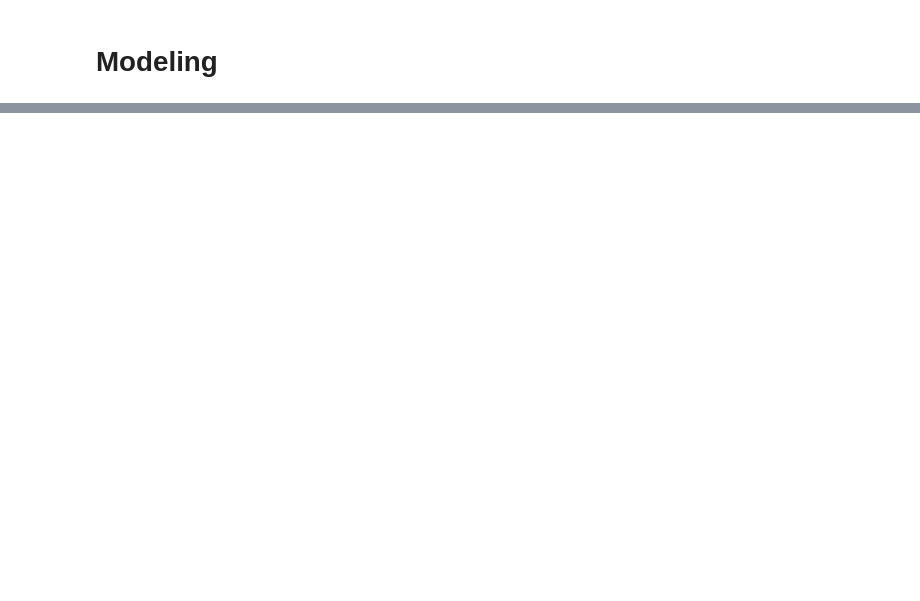
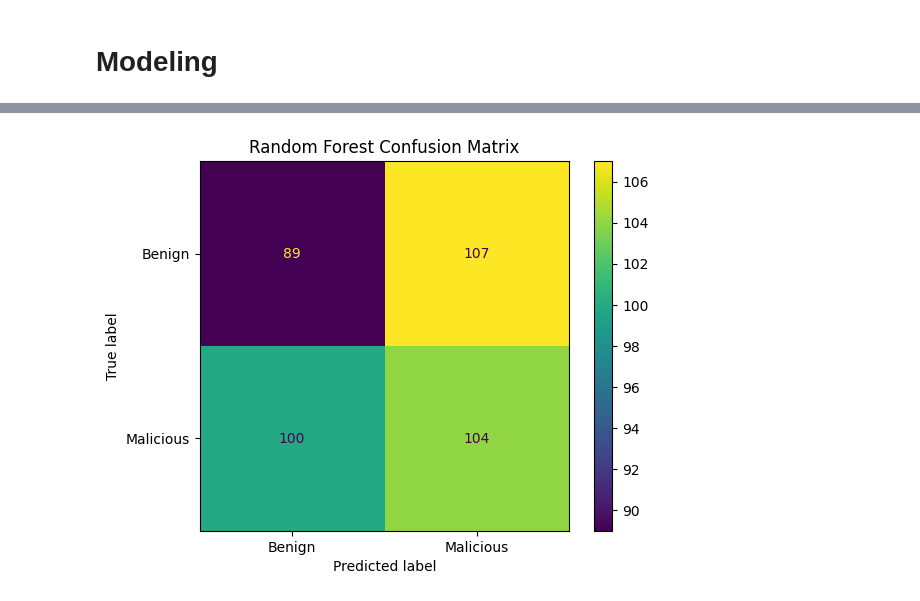
Before and after one commit to anthonyfeaster/UCB-AIML, a Jupyter notebook: Capstone/capstone_final.ipynb, the cells around one changed output, grey strips where cells are left out. Saved outputs shown, nothing was run; the diff lists cells and outputs as text; code cells hidden in the pictures; blank space fills up the shorter version.

```diff
--- a/Capstone/capstone_final.ipynb
+++ b/Capstone/capstone_final.ipynb
@@ -467,4 +593,5 @@ Logistic Regression Accuracy: 0.495
 # %%
+#Creating the Random Forest Classifier model pipeline
 rf_model = Pipeline([
     ('preprocessor', preprocessor),
     ('classifier', RandomForestClassifier(random_state=42))
@@ -474,6 +601,13 @@ rf_model.fit(X_train, y_train)
 rf_model.score(X_test, y_test)
 rf_prediction = rf_model.predict(X_test)
 rf_accuracy = accuracy_score(y_test, rf_prediction)
+rf_cm = confusion_matrix(y_test, rf_prediction, labels=['Benign', 'Malicious'])
+rf_precision = precision_score(y_test, rf_prediction, pos_label='Malicious')
+rf_recall = recall_score(y_test, rf_prediction, pos_label='Malicious')
+rf_f1 = f1_score(y_test, rf_prediction, pos_label='Malicious')
 
 print(f"Random Forest Accuracy: {rf_accuracy}")
+print(f"Random Forest Precision: {rf_precision:.4f}")
+print(f"Random Forest Recall: {rf_recall:.4f}")
+print(f"Random Forest F1 Score: {rf_f1:.4f}")
 # %% [output]
@@ -480,0 +702,8 @@ Random Forest Accuracy: 0.515
+# %%
+#Random Forest Confusion Matrix Plot
+rf_display = ConfusionMatrixDisplay(confusion_matrix=rf_cm, display_labels=['Benign', 'Malicious'])
+rf_display.plot()
+plt.title('Random Forest Confusion Matrix')
+plt.show()
+# %% [output]
+[figure, added]
```
Also changed, not shown: parts of 61 cells of this notebook.
